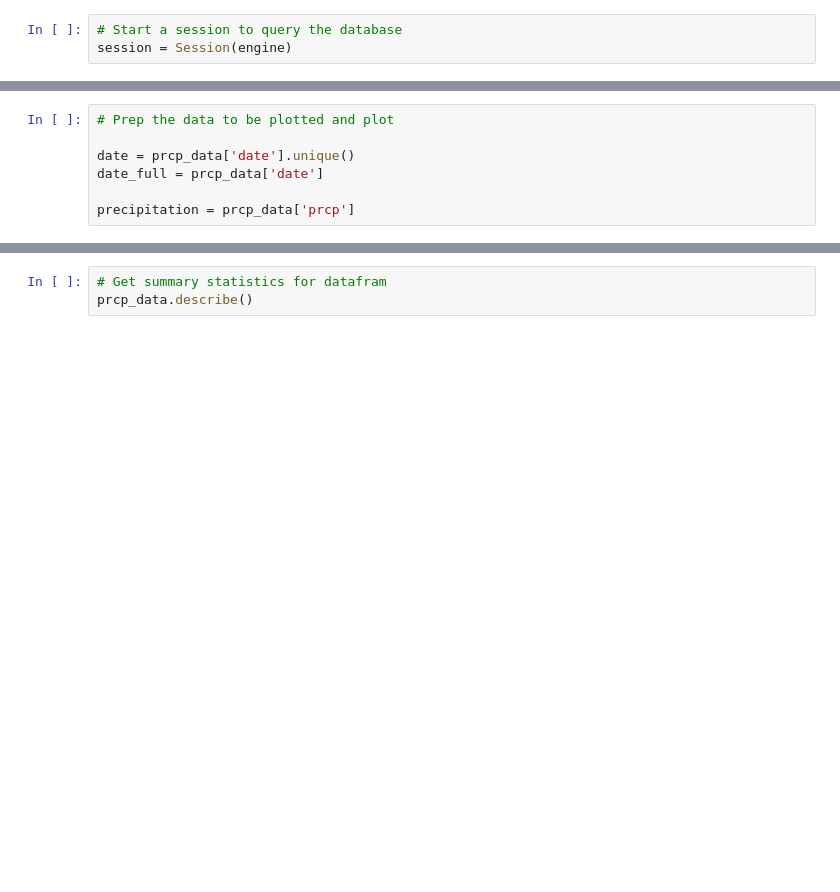
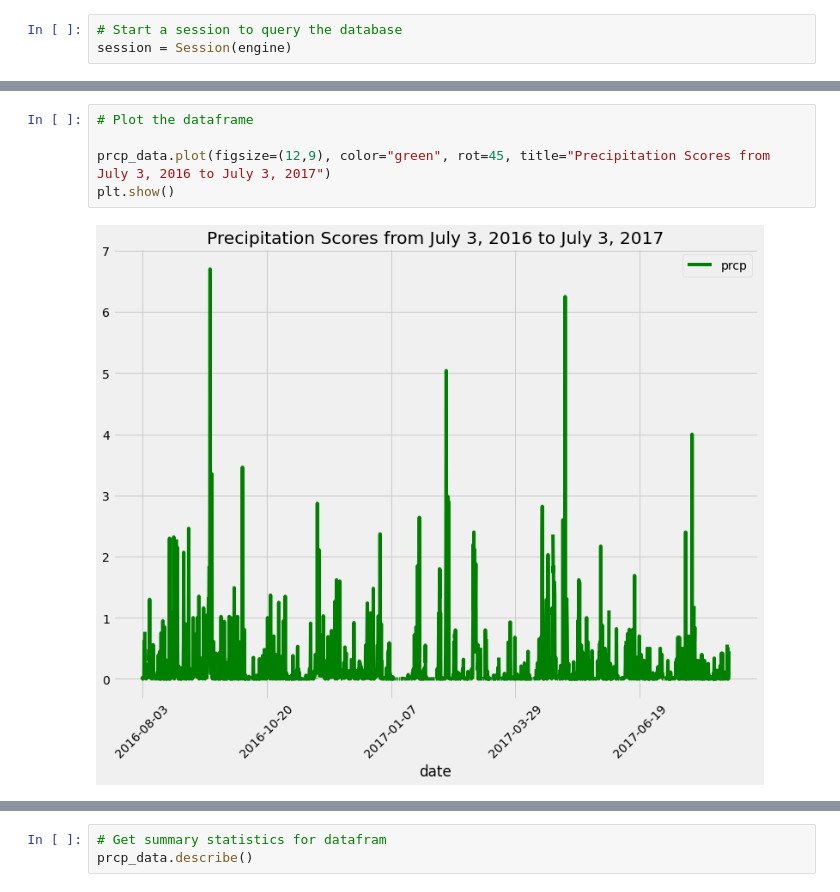
Before and after one commit to mel-c-lowe/SQLAlchemy_Challenge, a Jupyter notebook: SQL_Alchemy_Homework.ipynb, the cells around one changed output, grey strips where cells are left out. Saved outputs shown, nothing was run; the diff lists cells and outputs as text; blank space fills up the shorter version.

```diff
--- a/SQL_Alchemy_Homework.ipynb
+++ b/SQL_Alchemy_Homework.ipynb
@@ -79,10 +91,10 @@ prcp_data
-# %%
-# Prep the data to be plotted and plot
-
-date = prcp_data['date'].unique()
-date_full = prcp_data['date']
-
-precipitation = prcp_data['prcp']
+# %%
+# Plot the dataframe
+
+prcp_data.plot(figsize=(12,9), color="green", rot=45, title="Precipitation Scores from July 3, 2016 to July 3, 2017")
+plt.show()
+# %% [output]
+[figure, added]
 # %%
 # Something is not right with the x_axis labels and ticks
 
```
Also changed, not shown: parts of 9 cells of this notebook, 1 other file.
